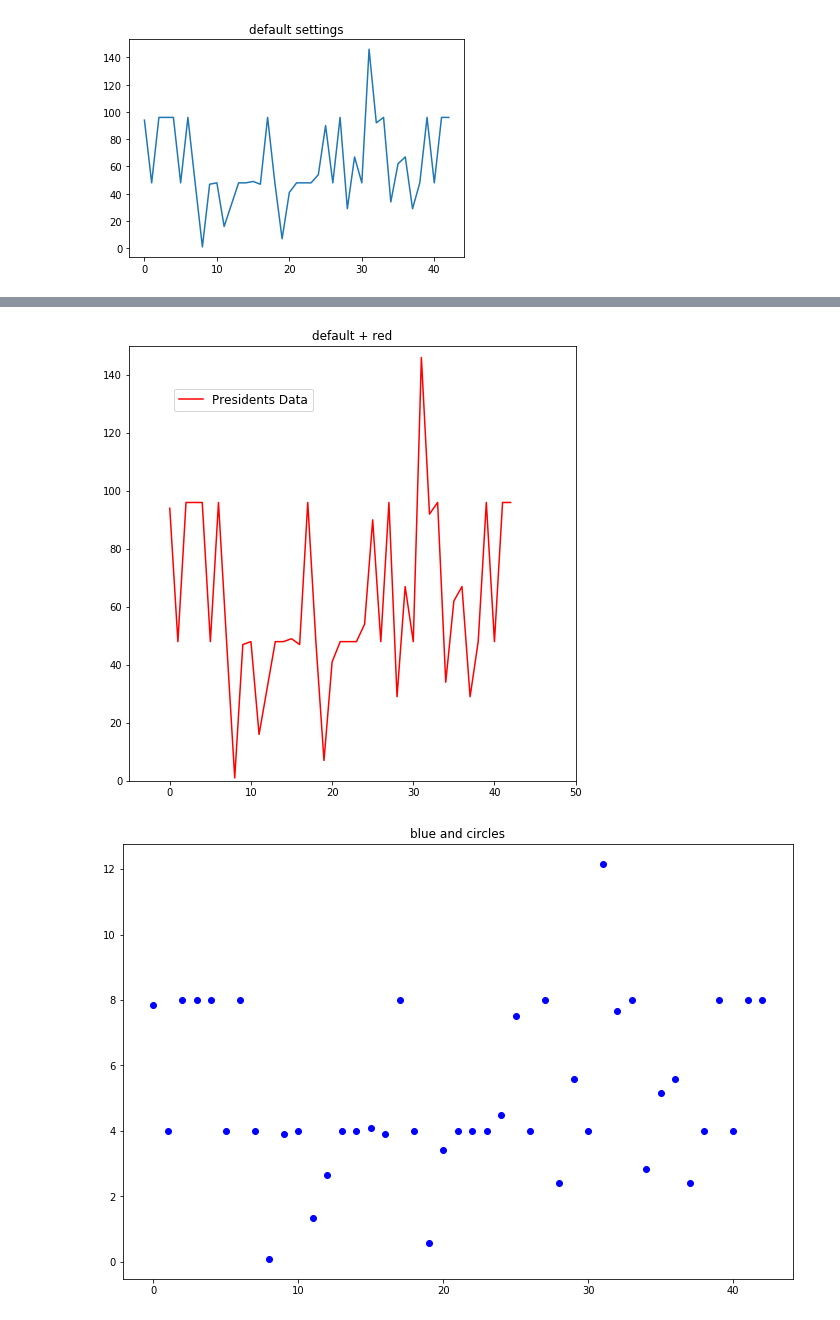
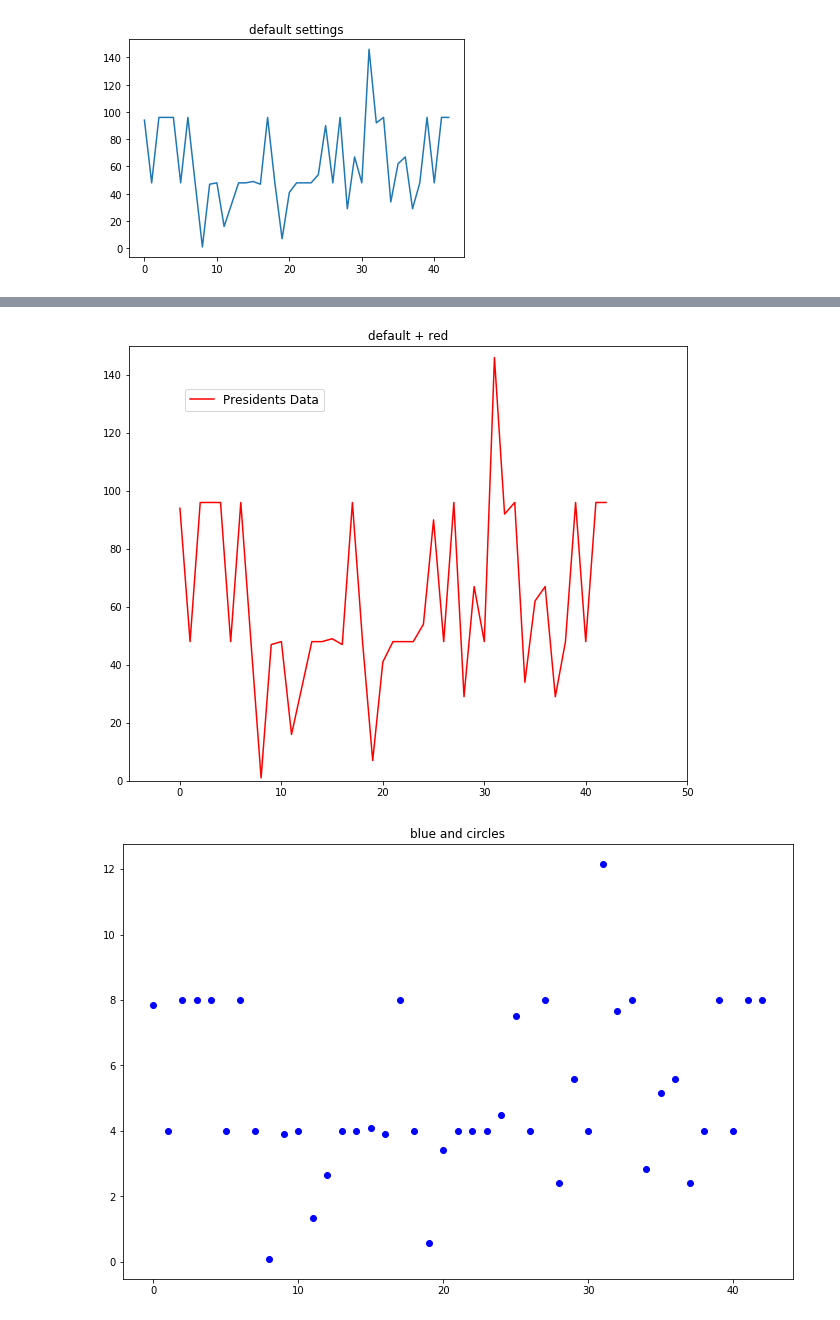
Before and after one commit to rsouza/FGV_Intro_DS, a Jupyter notebook: notebooks/6-Exploring_Data_Statistic_Analysis.ipynb, the cells around one changed output, grey strips where cells are left out. Saved outputs shown, nothing was run; the diff lists cells and outputs as text; code cells hidden in the pictures.

```diff
--- a/notebooks/6-Exploring_Data_Statistic_Analysis.ipynb
+++ b/notebooks/6-Exploring_Data_Statistic_Analysis.ipynb
@@ -76,14 +100,14 @@ plt.show()
 # %%
-plt.figure(figsize=(8,8))
+plt.figure(figsize=(10,8))
 plt.plot(presidents,'r')
 plt.title('default + red')
 plt.legend(('Presidents Data',), loc=(0.1,0.85), fontsize=12)
 
 P = plt.gca()
 P.axis([-5.0,50.0,0.0,150.0])
 plt.show()
 # %% [output]
-[figure, old version]
+[figure, new version]
 # %%
 plt.figure(figsize=(12,8))
 presidents_year = presidents/12.
```
Also changed, not shown: parts of 32 cells of this notebook, 1 other file.
